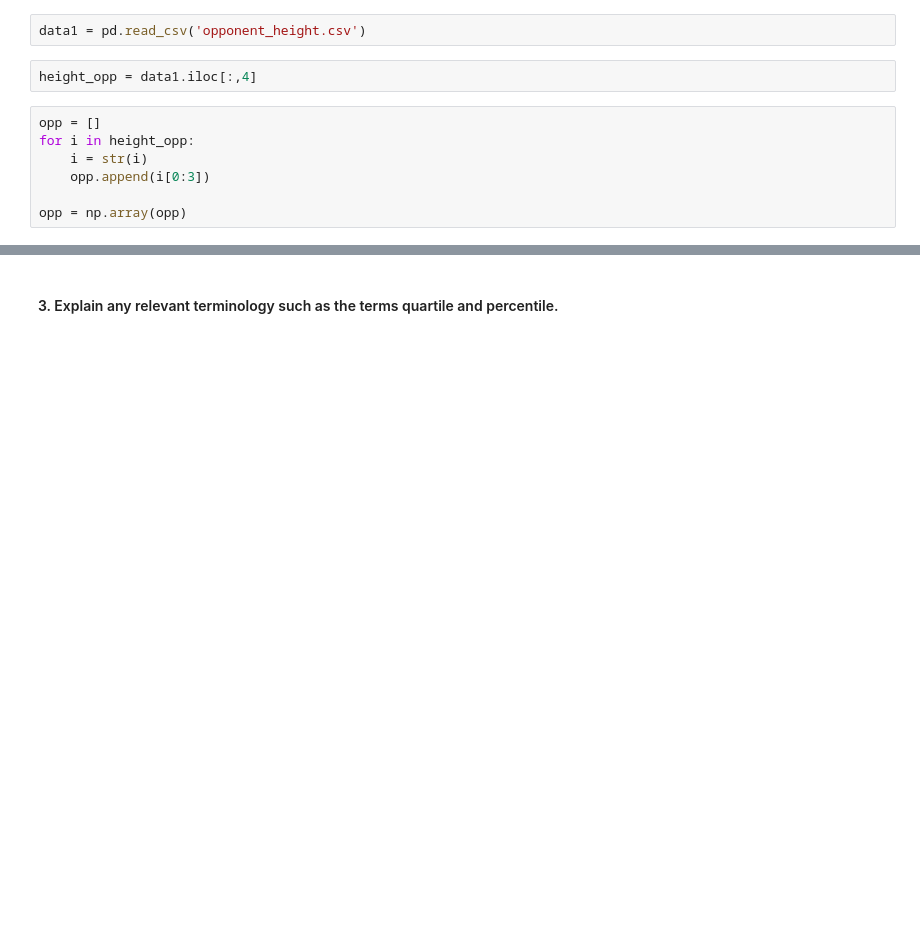
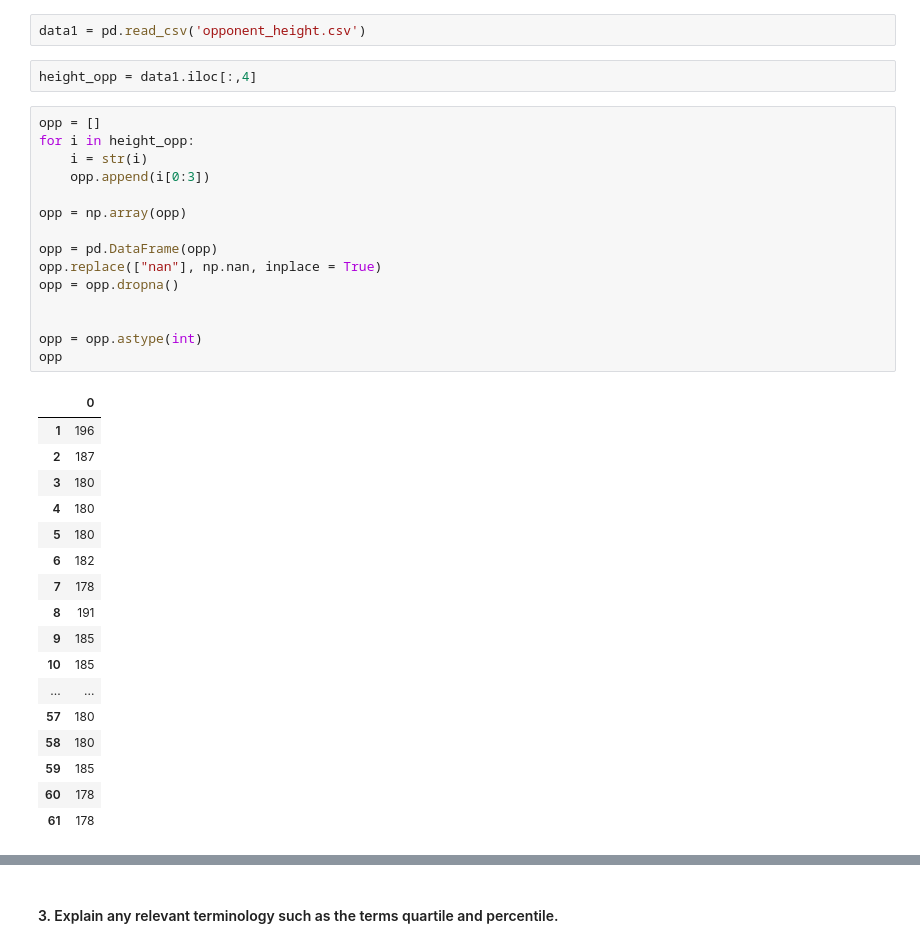
Before and after one commit to cholleran/Proj-Fundamentals-DA, a Jupyter notebook: Project Fundamentals of DA - Boxplots.ipynb, the cells around one changed output, grey strips where cells are left out. Drawn from its saved outputs; the diff is of its cells as text; blank space fills up the shorter version.

```diff
--- a/Project Fundamentals of DA - Boxplots.ipynb
+++ b/Project Fundamentals of DA - Boxplots.ipynb
@@ -94,10 +97,36 @@ height_opp = data1.iloc[:,4]
 # %%
 opp = []
 for i in height_opp:
     i = str(i)
     opp.append(i[0:3])
 
 opp = np.array(opp)
+
+opp = pd.DataFrame(opp)
+opp.replace(["nan"], np.nan, inplace = True)
+opp = opp.dropna()
+
+
+opp = opp.astype(int)
+opp
+# %% [output]
+|  | 0 |
+| 1 | 196 |
+| 2 | 187 |
+| 3 | 180 |
+| 4 | 180 |
+| 5 | 180 |
+| 6 | 182 |
+| 7 | 178 |
+| 8 | 191 |
+| 9 | 185 |
+| 10 | 185 |
+| ... | ... |
+| 57 | 180 |
+| 58 | 180 |
+| 59 | 185 |
+| 60 | 178 |
+| 61 | 178 |
 # %%
 fig = plt.figure()
 ax1 = fig.add_subplot(1, 2, 1)
```
Also changed, not shown: parts of 11 cells of this notebook.
